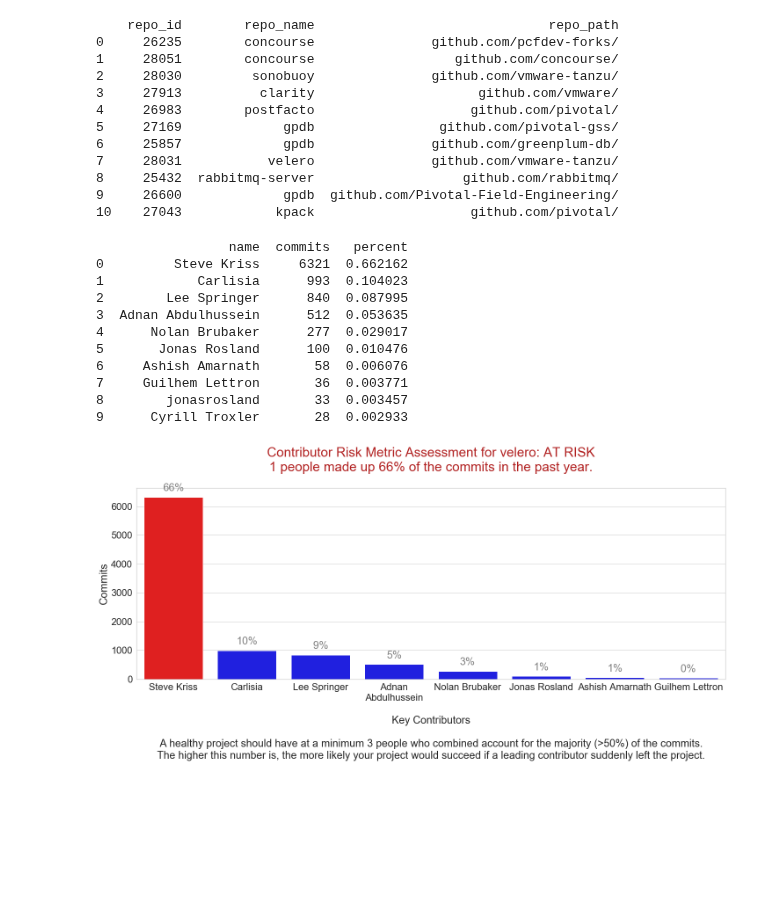
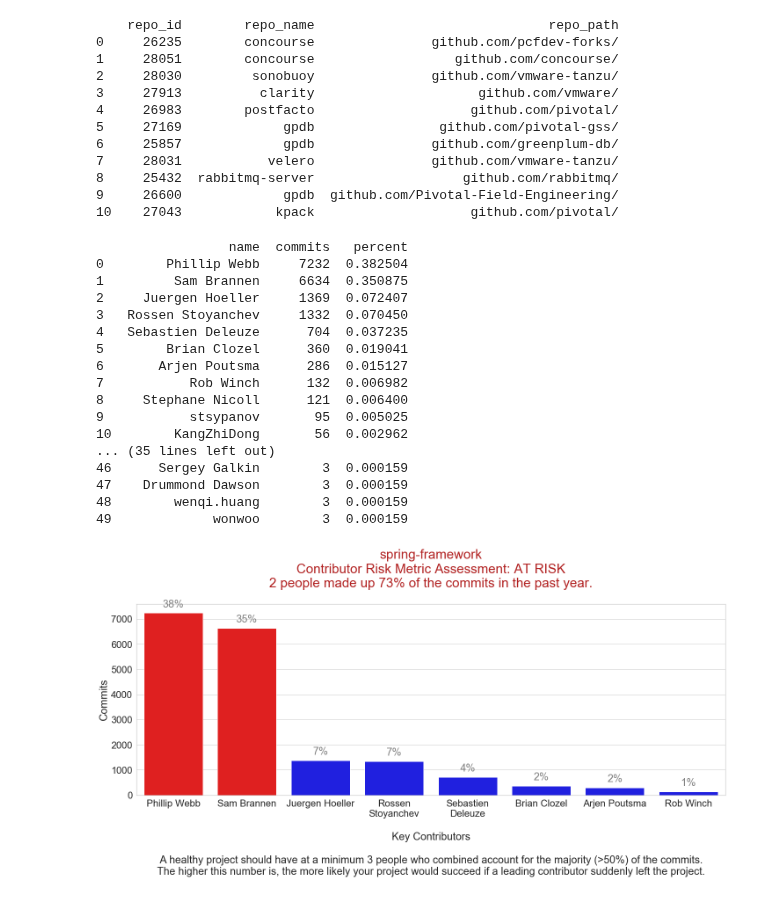
Before and after one commit to Hsingh2096/Hsingh2096, a Jupyter notebook: code/dawn_contrib_risk.ipynb, the cells around one changed output. Cells and saved outputs as stored; diff of their text form; code cells hidden in the pictures; blank space fills up the shorter version.

```diff
--- a/code/dawn_contrib_risk.ipynb
+++ b/code/dawn_contrib_risk.ipynb
@@ -46,9 +46,9 @@ print(repo_list)
 #repo_dict = {28051} # concourse
 #repo_dict = {26983} #postfacto
 #repo_dict = {25432} #rabbitmq-server
-#repo_dict = {25663} #spring-framework
+repo_dict = {25663} #spring-framework
 #repo_dict = {28030} #sonobuoy
-repo_dict = {28031} #velero
+#repo_dict = {28031} #velero
 # %%
 #from datetime import date
 import datetime
@@ -87,6 +87,7 @@ for value in repo_dict:
                         AND cmt_author_name NOT LIKE 'snyk%%'
                         AND cmt_author_name NOT LIKE '%%bot'
                         AND cmt_author_name != 'Spring Operator'
+                        AND cmt_author_name != 'Spring Buildmaster'
                          AND cmt_author_timestamp >= {year_ago}
                          AND cmt_author_timestamp <= {end_date}
                     ORDER BY
@@ -107,19 +108,25 @@ authorDF = commitsDF.canonical_full_name.value_counts()
 authorDF = authorDF.reset_index()
 authorDF.columns = ['name', 'commits']
 authorDF['percent'] = authorDF['commits'] / total_commits
-#print(authorDF.head(10))
+print(authorDF.head(50))
 # %% [output]
                  name  commits   percent
-0         Steve Kriss     6321  0.662162
-1            Carlisia      993  0.104023
-2        Lee Springer      840  0.087995
-3  Adnan Abdulhussein      512  0.053635
-4      Nolan Brubaker      277  0.029017
-5       Jonas Rosland      100  0.010476
-6     Ashish Amarnath       58  0.006076
-7     Guilhem Lettron       36  0.003771
-8        jonasrosland       33  0.003457
-9      Cyrill Troxler       28  0.002933
+0        Phillip Webb     7232  0.382504
+1         Sam Brannen     6634  0.350875
+2     Juergen Hoeller     1369  0.072407
+3   Rossen Stoyanchev     1332  0.070450
+4   Sebastien Deleuze      704  0.037235
+5        Brian Clozel      360  0.019041
+6       Arjen Poutsma      286  0.015127
+7           Rob Winch      132  0.006982
+8     Stephane Nicoll      121  0.006400
+9           stsypanov       95  0.005025
+10        KangZhiDong       56  0.002962
+... (35 lines left out)
+46      Sergey Galkin        3  0.000159
+47    Drummond Dawson        3  0.000159
+48        wenqi.huang        3  0.000159
+49             wonwoo        3  0.000159
 # %%
 import textwrap
 
@@ -174,32 +181,32 @@ commits = [item[2] for item in risk_list]
 sns.set_style('ticks')
 sns.set(style="whitegrid", font_scale=2)
 
 fig, ax = plt.subplots()
 
 # the size of A4 paper
 fig.set_size_inches(24, 8)
 
-title = "Contributor Risk Metric Assessment for " + repo_name + ": "
+title = repo_name + "\nContributor Risk Metric Assessment: "
 
 if num_people < 3:
     title += "AT RISK"
     title_color = 'firebrick'
 else:
     title += "Healthy"
     title_color = 'forestgreen'
 title += "\n" + str(num_people) + " people made up " + "{:.0%}".format(risk_percent) + " of the commits in the past year.\n"
 
 risk_bar = sns.barplot(x=names, y=commits, palette=bar_colors).set_title(title, fontsize=30, color=title_color)
 
 risk_bar_labels = ax.set_xticklabels(names, wrap=True)
 risk_bar_labels = ax.set_ylabel('Commits')
 risk_bar_labels = ax.set_xlabel('\nKey Contributors\n\nA healthy project should have at a minimum 3 people who combined account for the majority (>50%) of the commits.\nThe higher this number is, the more likely your project would succeed if a leading contributor suddenly left the project.')
 
 i = 0
 for p in ax.patches:
     ax.annotate("{:.0%}".format(percents[i]), (p.get_x() + p.get_width() / 2., p.get_height()),
         ha='center', va='center', color='gray', xytext=(0, 20),
         textcoords='offset points')
     i+=1
 # %% [output]
-[figure, old version]
+[figure, new version]
```
Also changed, not shown: 2 other files.
